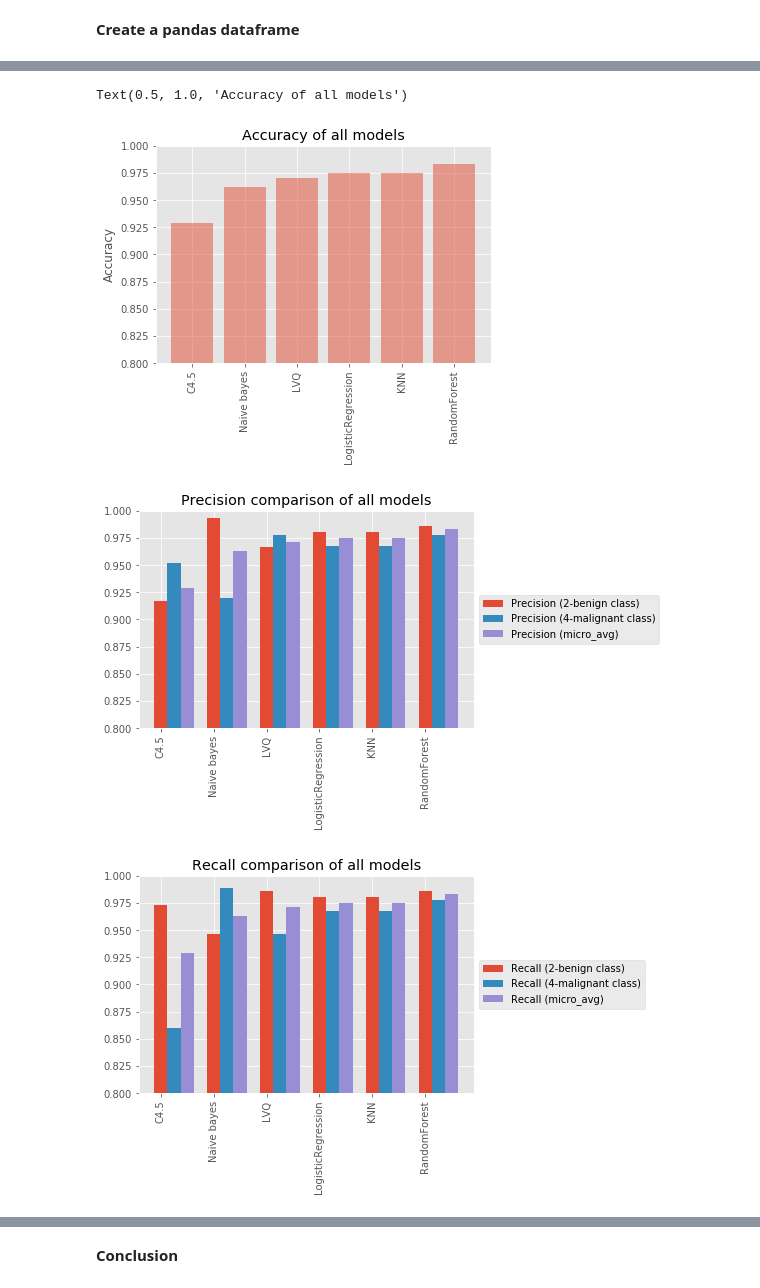
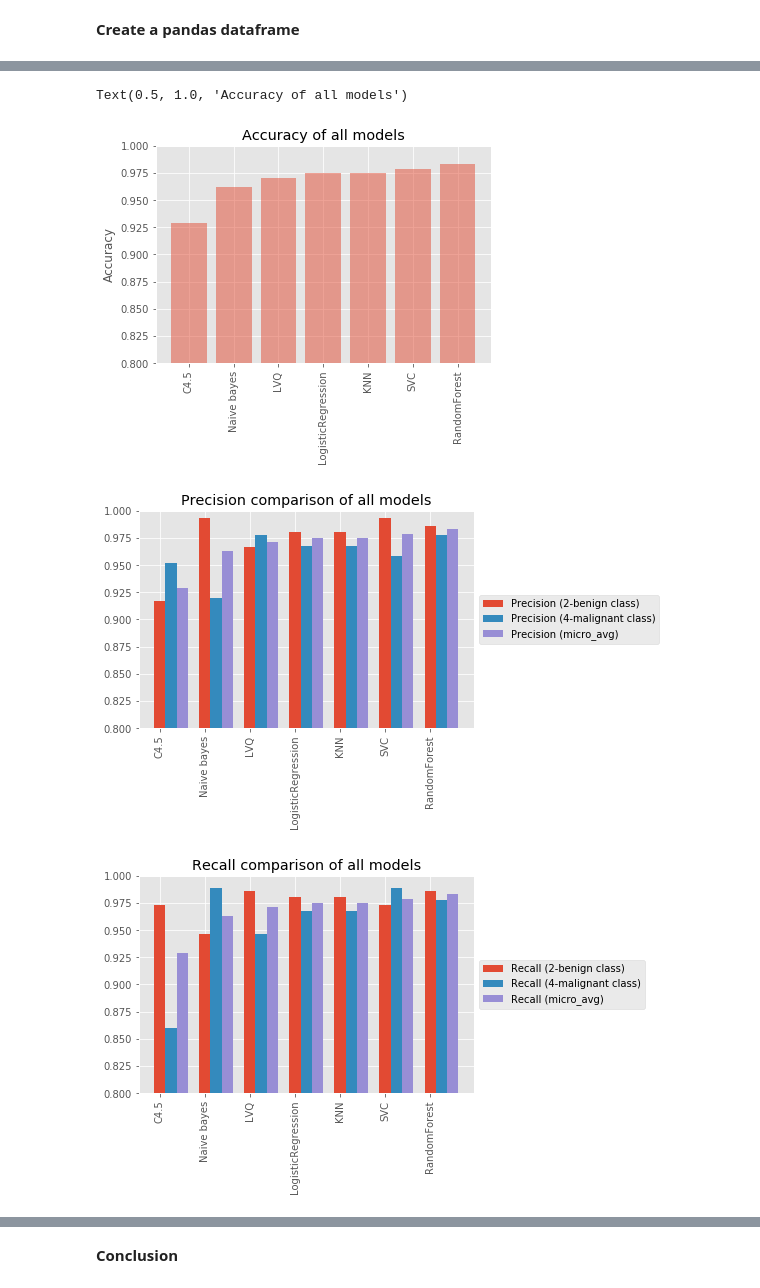
Before and after one commit to PraAnj/classification_breast_cancer, a Jupyter notebook: src/results_comparison.ipynb, the cells around one changed output, grey strips where cells are left out. Saved outputs shown, nothing was run; the diff lists cells and outputs as text; code cells hidden in the pictures.

```diff
--- a/src/results_comparison.ipynb
+++ b/src/results_comparison.ipynb
@@ -10,17 +10,17 @@ plt.style.use('ggplot')
 # %% [markdown]
 **Results collected from other notebooks**
 # %%
-models                = ['C4.5', 'Naive bayes', 'LVQ', 'LogisticRegression', 'KNN', 'RandomForest']
-accuracy              = [0.929, 0.962, 0.970, 0.975, 0.975, 0.983]
-precision_2_benign    = [0.917, 0.993, 0.967, 0.980, 0.980, 0.986]
-precision_4_malignant = [0.952, 0.920, 0.978, 0.968, 0.968, 0.978]
-precision_micro_avg   = [0.929, 0.963, 0.971, 0.975, 0.975, 0.983]
-recall_2_benign       = [0.973, 0.946, 0.986, 0.980, 0.980, 0.986]
-recall_4_malignant    = [0.860, 0.989, 0.946, 0.968, 0.968, 0.978]
-recall_micro_avg      = [0.929, 0.963, 0.971, 0.975, 0.975, 0.983]
-f1score_2_benign      = [0.944, 0.969, 0.976, 0.980, 0.980, 0.986]
-f1score_4_malignant   = [0.904, 0.953, 0.962, 0.968, 0.968, 0.978]
-f1score_micro_avg     = [0.929, 0.963, 0.971, 0.975, 0.975, 0.983]
+models                = ['C4.5', 'Naive bayes', 'LVQ', 'LogisticRegression', 'KNN', 'SVC', 'RandomForest']
+accuracy              = [0.929, 0.962, 0.970, 0.975, 0.975, 0.979, 0.983]
+precision_2_benign    = [0.917, 0.993, 0.967, 0.980, 0.980, 0.993, 0.986]
+precision_4_malignant = [0.952, 0.920, 0.978, 0.968, 0.968, 0.958, 0.978]
+precision_micro_avg   = [0.929, 0.963, 0.971, 0.975, 0.975, 0.979, 0.983]
+recall_2_benign       = [0.973, 0.946, 0.986, 0.980, 0.980, 0.973, 0.986]
+recall_4_malignant    = [0.860, 0.989, 0.946, 0.968, 0.968, 0.989, 0.978]
+recall_micro_avg      = [0.929, 0.963, 0.971, 0.975, 0.975, 0.979, 0.983]
+f1score_2_benign      = [0.944, 0.969, 0.976, 0.980, 0.980, 0.983, 0.986]
+f1score_4_malignant   = [0.904, 0.953, 0.962, 0.968, 0.968, 0.974, 0.978]
+f1score_micro_avg     = [0.929, 0.963, 0.971, 0.975, 0.975, 0.979, 0.983]
 # %% [markdown]
 **Create a pandas dataframe**
 # %%
@@ -67,10 +68,10 @@ plt.ylabel('Accuracy')
 plt.title('Accuracy of all models')
 # %% [output]
 Text(0.5, 1.0, 'Accuracy of all models')
-[figure, old version]
+[figure, new version]
 # %%
 w = 0.25
-X = np.arange(6)
+X = np.arange(7)
 plt.bar(X + 0.00, results['precision_2_benign'], width=w, align='center', label='Precision (2-benign class)')
 plt.bar(X + 0.25, results['precision_4_malignant'], width=w, align='center', label='Precision (4-malignant class)')
 plt.bar(X + 0.50, results['precision_micro_avg'], width=w, align='center', label='Precision (micro_avg)')
@@ -80,19 +81,19 @@ plt.ylim(0.8, 1.0)
 plt.title('Precision comparison of all models')
 plt.legend(loc='center left', bbox_to_anchor=(1, 0.5));
 # %% [output]
-[figure, old version]
+[figure, new version]
 # %%
 w = 0.25
-X = np.arange(6)
+X = np.arange(7)
 plt.bar(X + 0.00, results['recall_2_benign'], width=w, align='center', label='Recall (2-benign class)')
 plt.bar(X + 0.25, results['recall_4_malignant'], width=w, align='center', label='Recall (4-malignant class)')
 plt.bar(X + 0.50, results['recall_micro_avg'], width=w, align='center', label='Recall (micro_avg)')
 
 plt.xticks(X, models, rotation='vertical');
 plt.ylim(0.8, 1.0)
 plt.title('Recall comparison of all models')
 plt.legend(loc='center left', bbox_to_anchor=(1, 0.5));
 # %% [output]
-[figure, old version]
+[figure, new version]
 # %%
 w = 0.25
```
Also changed, not shown: parts of 3 cells of this notebook.
